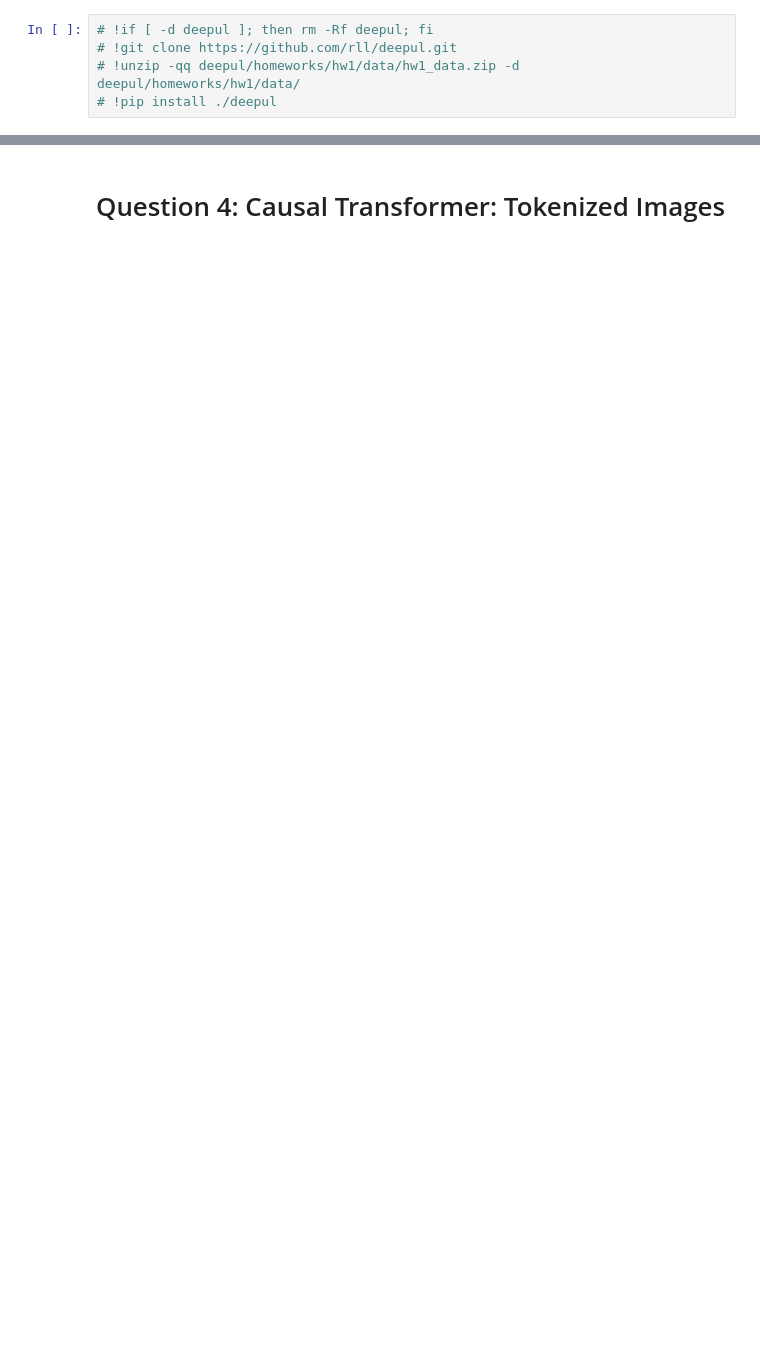
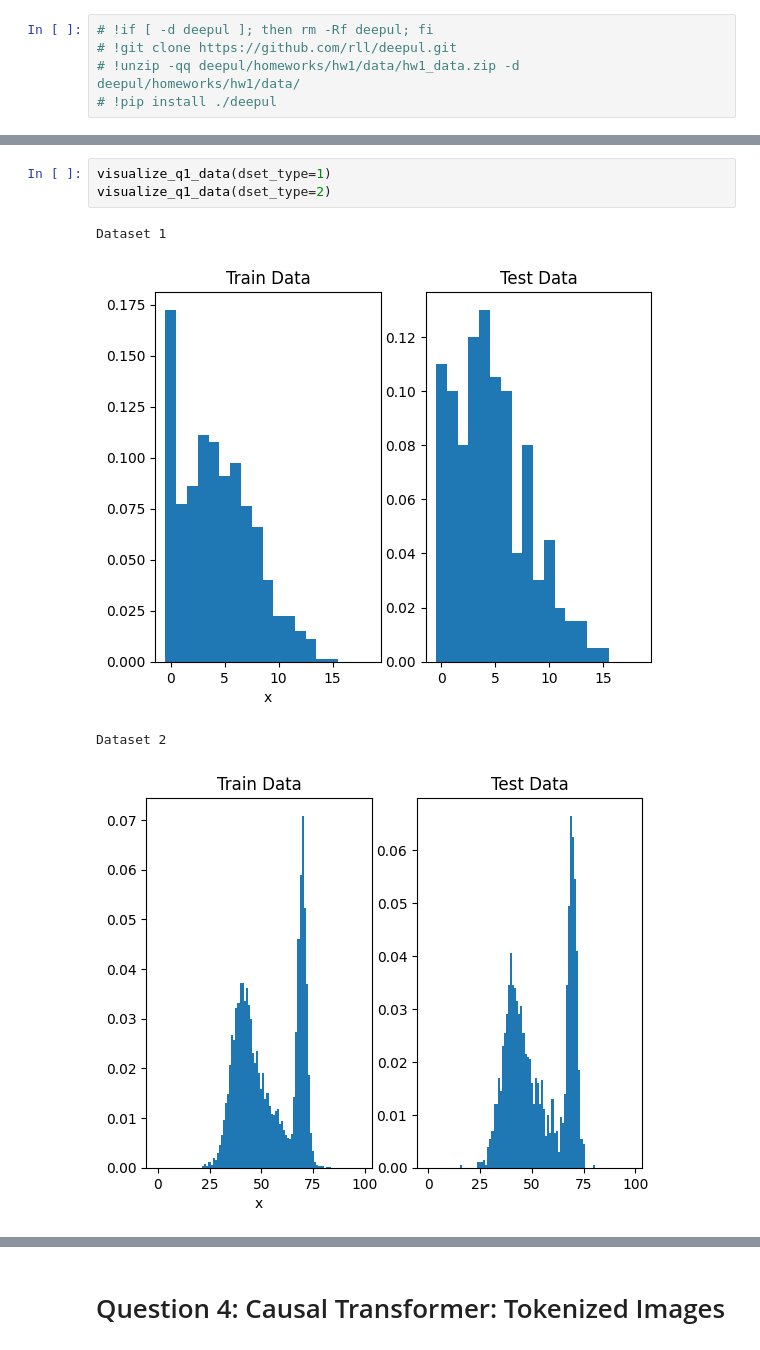
Before and after one commit to Nghiauet/deepul, a Jupyter notebook: homeworks/hw1/hw1.ipynb, the cells around one changed output, grey strips where cells are left out. Saved outputs shown, nothing was run; the diff lists cells and outputs as text; blank space fills up the shorter version.

```diff
--- a/homeworks/hw1/hw1.ipynb
+++ b/homeworks/hw1/hw1.ipynb
@@ -43,0 +69,8 @@ import torch.nn.functional as F
+# %%
+visualize_q1_data(dset_type=1)
+visualize_q1_data(dset_type=2)
+# %% [output]
+Dataset 1
+[figure, added]
+Dataset 2
+[figure, added]
```
Also changed, not shown: parts of 85 cells of this notebook, 19 other files.
